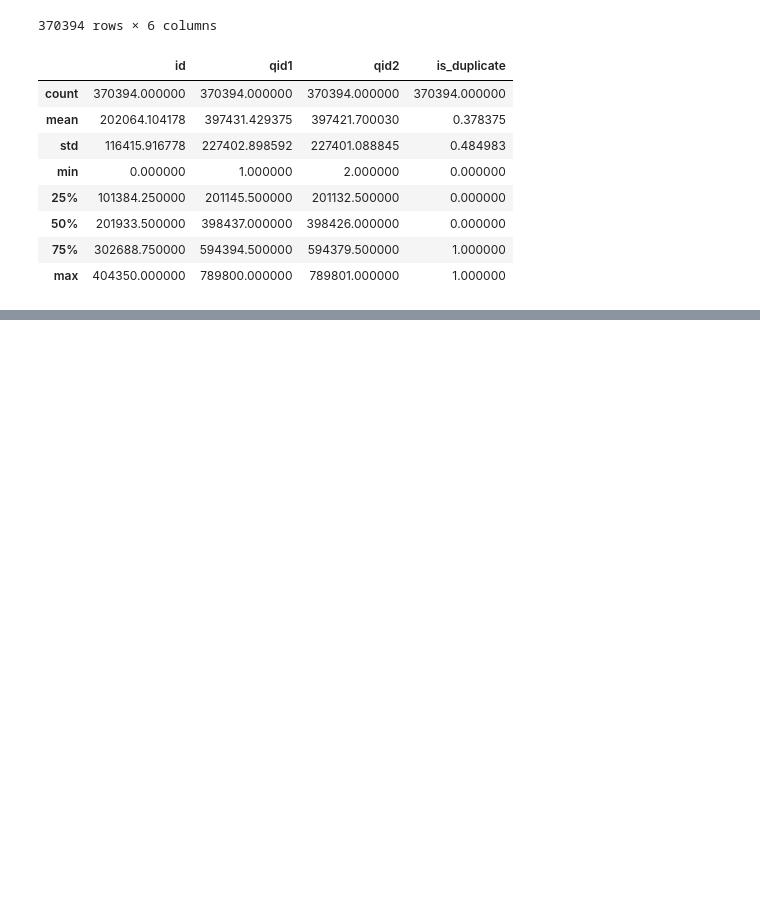
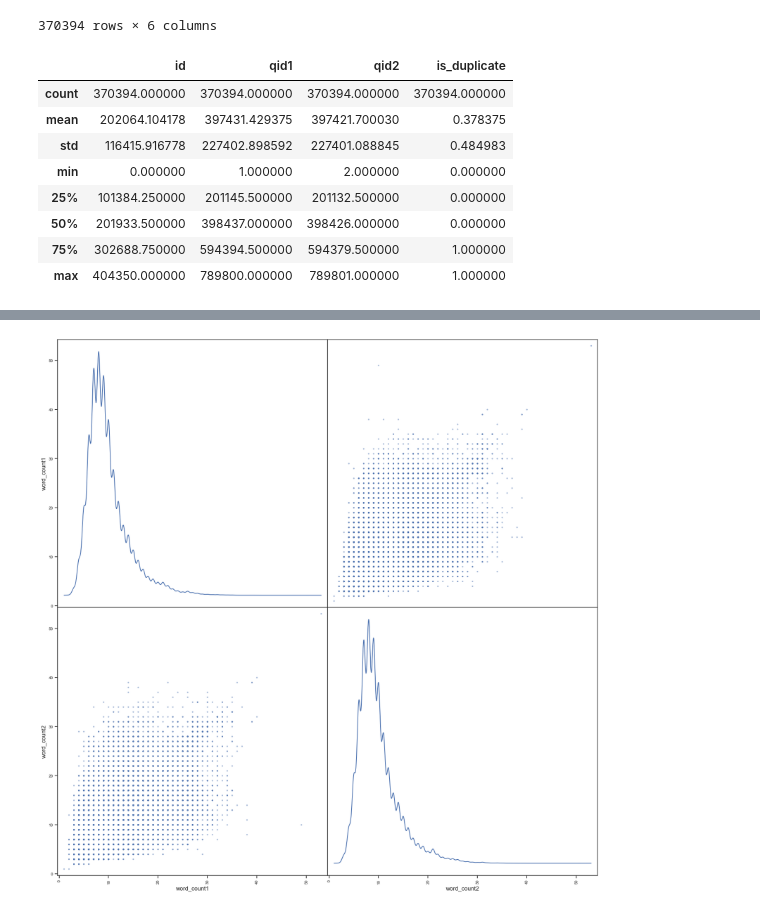
Before and after one commit to Dhouib-Mohamed/Duplicate-Question-Predictor, a Jupyter notebook: notebooks/Exploratory data analysis/visualization.ipynb, the cells around one changed output, grey strips where cells are left out. Cells and saved outputs as stored; diff of their text form; code cells hidden in the pictures; blank space fills up the shorter version.

```diff
--- a/notebooks/Exploratory data analysis/visualization.ipynb
+++ b/notebooks/Exploratory data analysis/visualization.ipynb
@@ -95,3 +122,5 @@ plt.show()
 # %%
- #vis.scatterMatrix(data[["is_duplicate"]])
+ vis.scatterMatrix(duplicate_data[["word_count1","word_count2"]])
+# %% [output]
+[figure, added]
 # %%
```
Also changed, not shown: parts of 17 cells of this notebook, 8 other files.
